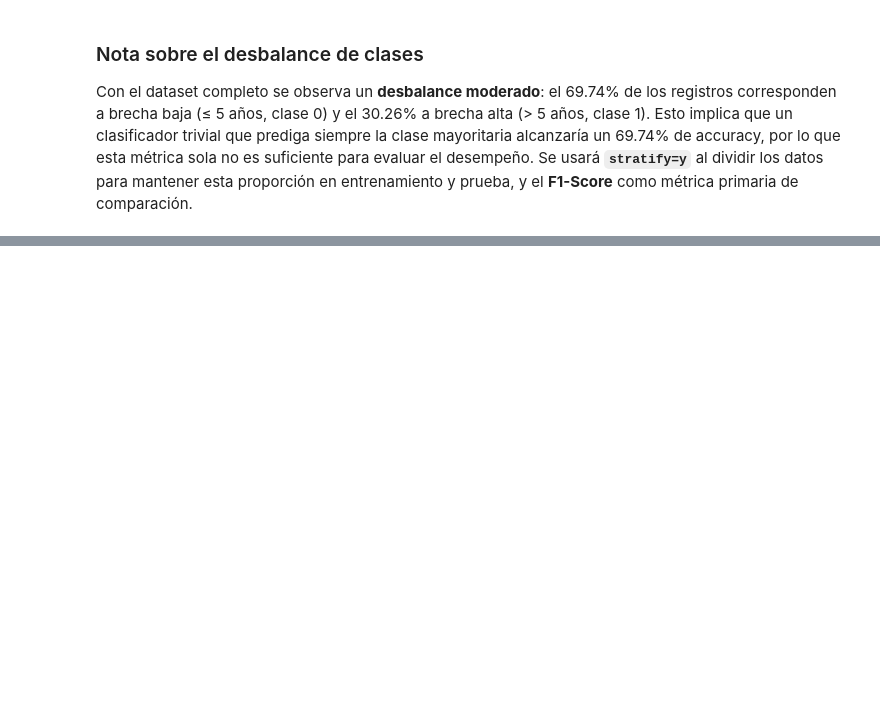
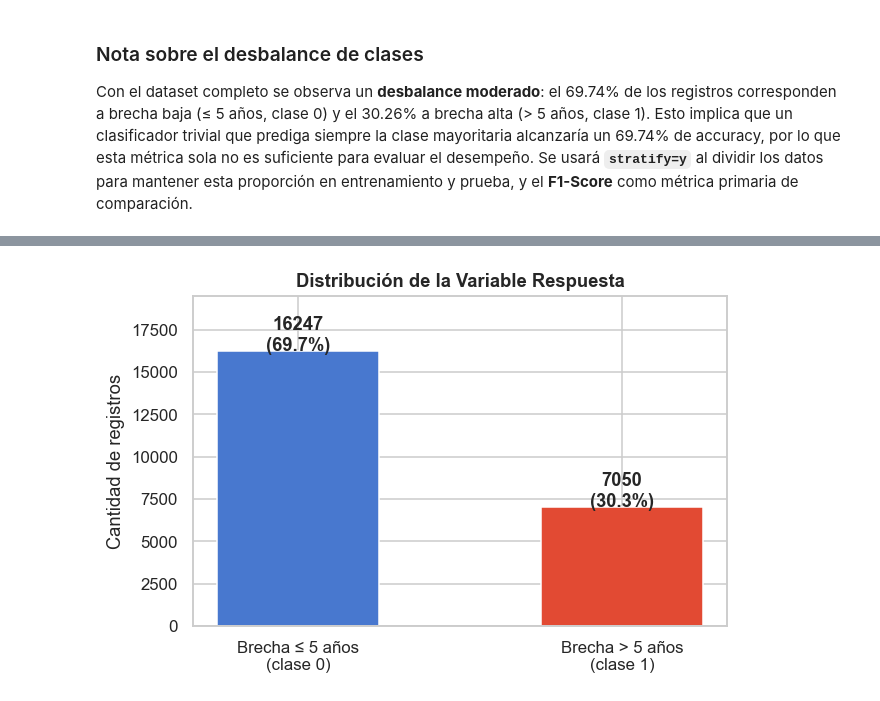
Before and after one commit to Branuvg/proyecto1_mineria, a Jupyter notebook: Proyecto3_modelos.ipynb, the cells around one changed output, grey strips where cells are left out. Saved outputs shown, nothing was run; the diff lists cells and outputs as text; code cells hidden in the pictures; blank space fills up the shorter version.

```diff
--- a/Proyecto3_modelos.ipynb
+++ b/Proyecto3_modelos.ipynb
@@ -223,0 +278,17 @@ Con el dataset completo se observa un **desbalance moderado**: el 69.74% de los
+# %%
+# Distribución de clases (gráfico de barras)
+fig, ax = plt.subplots(figsize=(6, 4))
+etiquetas = ['Brecha ≤ 5 años\n(clase 0)', 'Brecha > 5 años\n(clase 1)']
+valores = df_clean['BRECHA_EDAD_ALTA'].value_counts().sort_index()
+colores = ['#4878CF', '#E24A33']
+bars = ax.bar(etiquetas, valores, color=colores, edgecolor='white', width=0.5)
+for bar, val in zip(bars, valores):
+    ax.text(bar.get_x() + bar.get_width()/2, bar.get_height() + 8,
+            f'{val}\n({val/len(df_clean)*100:.1f}%)', ha='center', fontweight='bold')
+ax.set_title('Distribución de la Variable Respuesta', fontweight='bold')
+ax.set_ylabel('Cantidad de registros')
+ax.set_ylim(0, max(valores) * 1.2)
+plt.tight_layout()
+plt.show()
+# %% [output]
+[figure, added]
```
Also changed, not shown: parts of 3 cells of this notebook.
